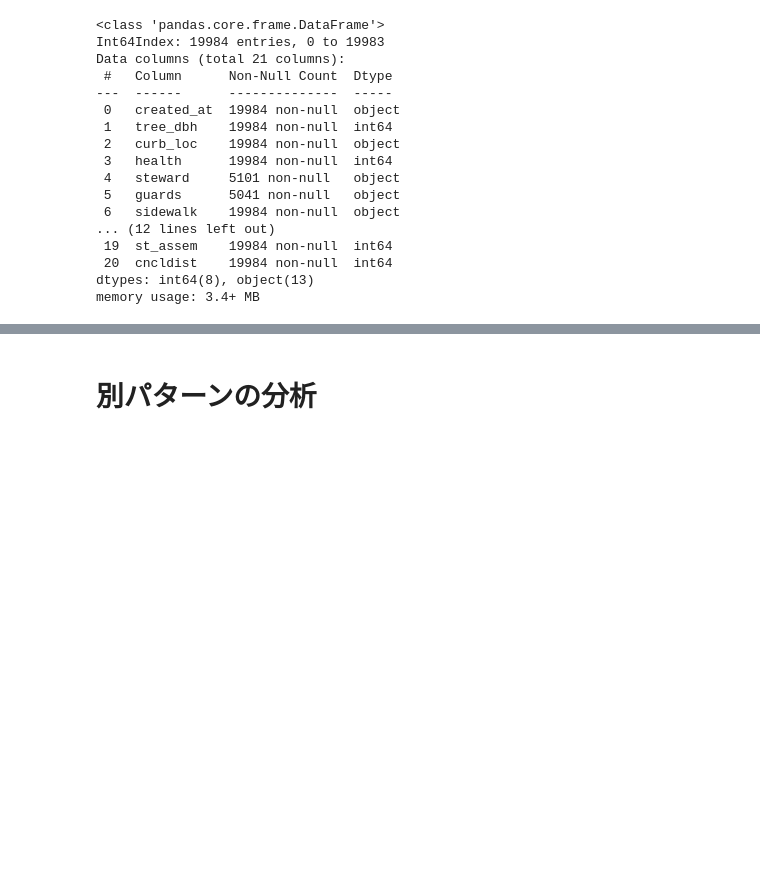
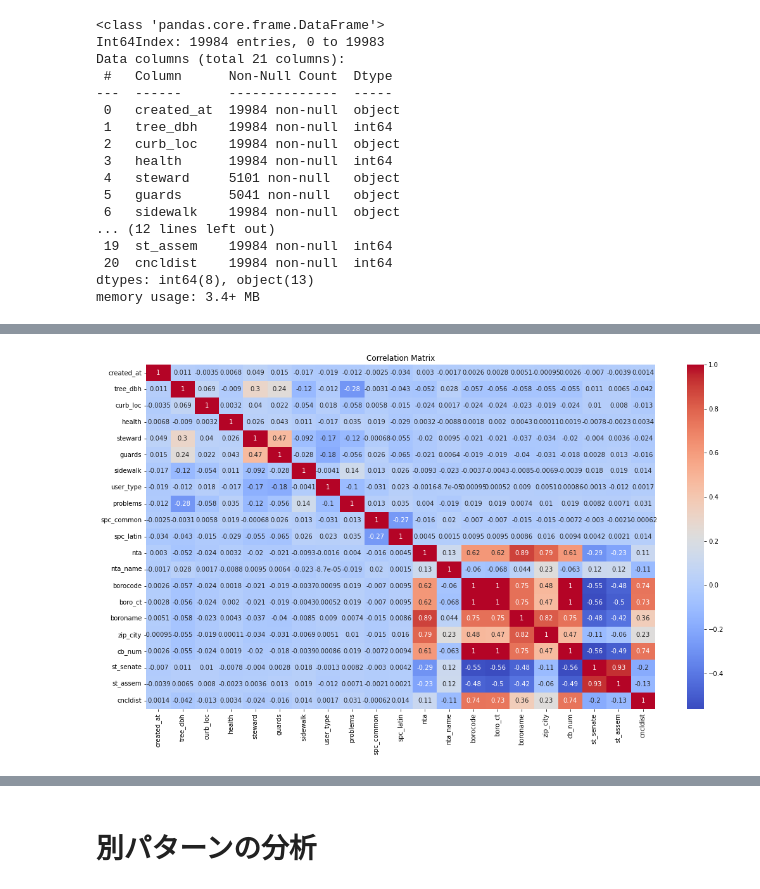
Before and after one commit to nakamuraMS/python_work, a Jupyter notebook: signate/202312_smbc_predict_trees/_analyze.ipynb, the cells around one changed output, grey strips where cells are left out. Saved outputs shown, nothing was run; the diff lists cells and outputs as text; code cells hidden in the pictures; blank space fills up the shorter version.

```diff
--- a/signate/202312_smbc_predict_trees/_analyze.ipynb
+++ b/signate/202312_smbc_predict_trees/_analyze.ipynb
@@ -90,5 +126,5 @@ print(train.describe())
 # %%
 # カテゴリカルな特徴量を数値に変換する
 categorical_cols = ['created_at','curb_loc','steward','guards','sidewalk','user_type','problems','spc_common','spc_latin','nta','nta_name','boroname','zip_city']
-train = utils.bulk_label_encoding(train, categorical_cols)
-print(train[categorical_cols])
+train_label_encoding = utils.bulk_label_encoding(train, categorical_cols)
+print(train_label_encoding[categorical_cols])
@@ -95,10 +149,12 @@ print(train[categorical_cols])
 # %%
 # 数値列の相関行列を計算
-correlation_matrix = train.corr()
+correlation_matrix = train_label_encoding.corr()
 # 相関行列のヒートマップを可視化
 plt.figure(figsize=(18, 10))
 sns.heatmap(correlation_matrix, annot=True, cmap='coolwarm')
 plt.title('Correlation Matrix')
 plt.show()
+# %% [output]
+[figure, added]
 # %%
 # 降順でソート
```
Also changed, not shown: parts of 15 cells of this notebook, 3 other files.
